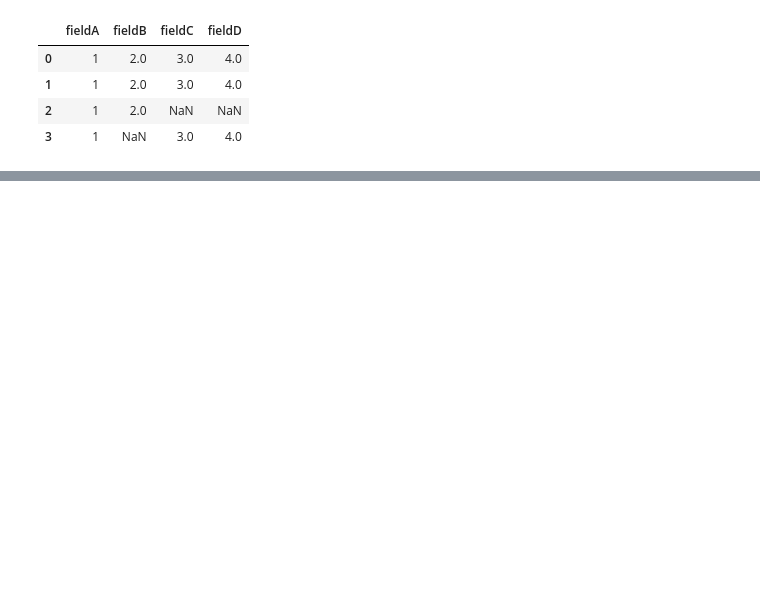
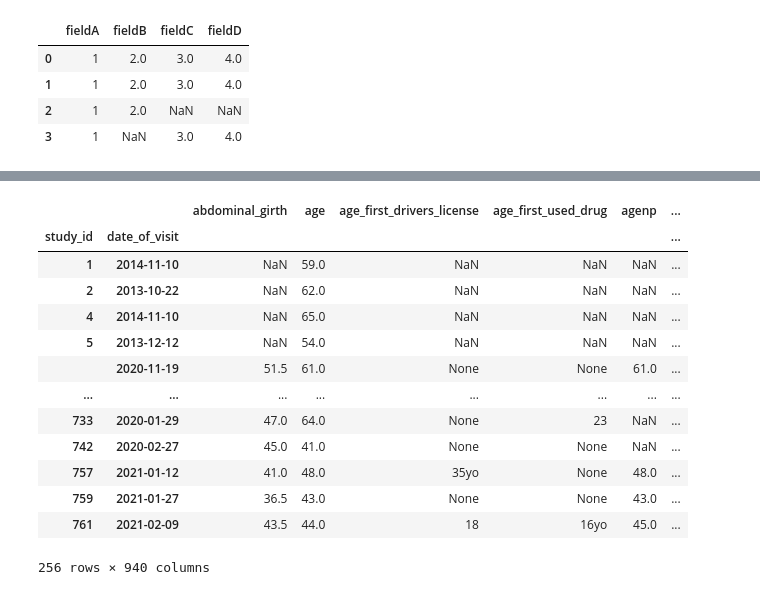
Before and after one commit to JudoWill/autoneuro, a Jupyter notebook: 04_field_mapping.ipynb, the cells around one changed output, grey strips where cells are left out. Saved outputs shown, nothing was run; the diff lists cells and outputs as text; code cells hidden in the pictures; blank space fills up the shorter version.

```diff
--- a/04_field_mapping.ipynb
+++ b/04_field_mapping.ipynb
@@ -86,0 +214,17 @@ mapper.convert(field_data, 'internal_field', 'cnns_id')
+# %%
+mapped_data.dropna(subset = ['bvmt_trial1'])
+# %% [output]
+|  |  | abdominal_girth | age | age_first_drivers_license | age_first_used_drug | agenp | ... |
+| study_id | date_of_visit |  |  |  |  |  | ... |
+| 1 | 2014-11-10 | NaN | 59.0 | NaN | NaN | NaN | ... |
+| 2 | 2013-10-22 | NaN | 62.0 | NaN | NaN | NaN | ... |
+| 4 | 2014-11-10 | NaN | 65.0 | NaN | NaN | NaN | ... |
+| 5 | 2013-12-12 | NaN | 54.0 | NaN | NaN | NaN | ... |
+|  | 2020-11-19 | 51.5 | 61.0 | None | None | 61.0 | ... |
+| ... | ... | ... | ... | ... | ... | ... | ... |
+| 733 | 2020-01-29 | 47.0 | 64.0 | None | 23 | NaN | ... |
+| 742 | 2020-02-27 | 45.0 | 41.0 | None | None | NaN | ... |
+| 757 | 2021-01-12 | 41.0 | 48.0 | 35yo | None | 48.0 | ... |
+| 759 | 2021-01-27 | 36.5 | 43.0 | None | None | 43.0 | ... |
+| 761 | 2021-02-09 | 43.5 | 44.0 | 18 | 16yo | 45.0 | ... |
+256 rows × 940 columns
```
Also changed, not shown: parts of 14 cells of this notebook, 28 other files.
